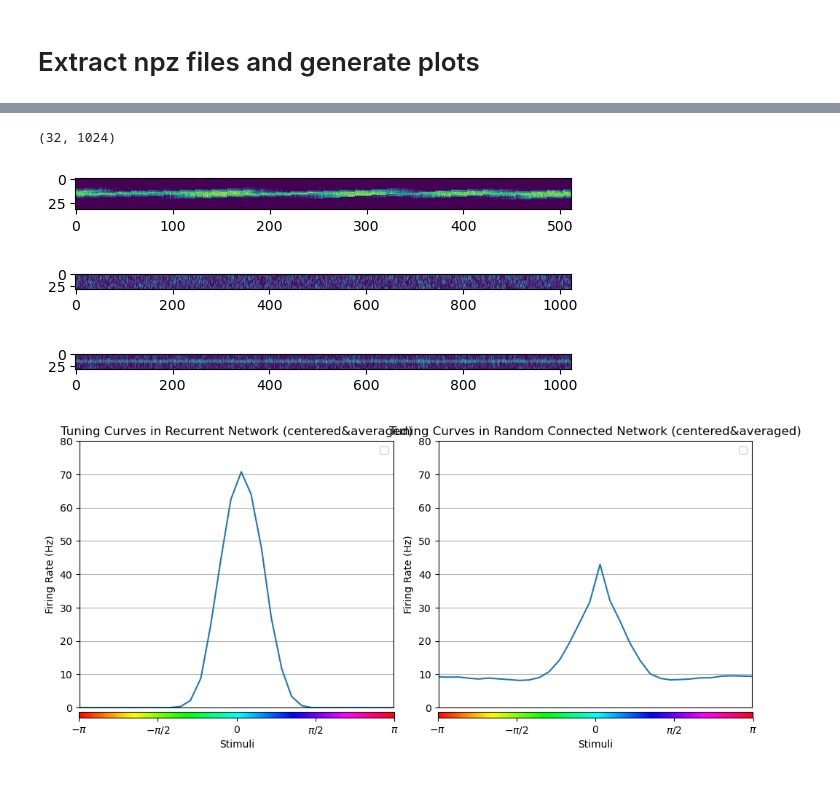
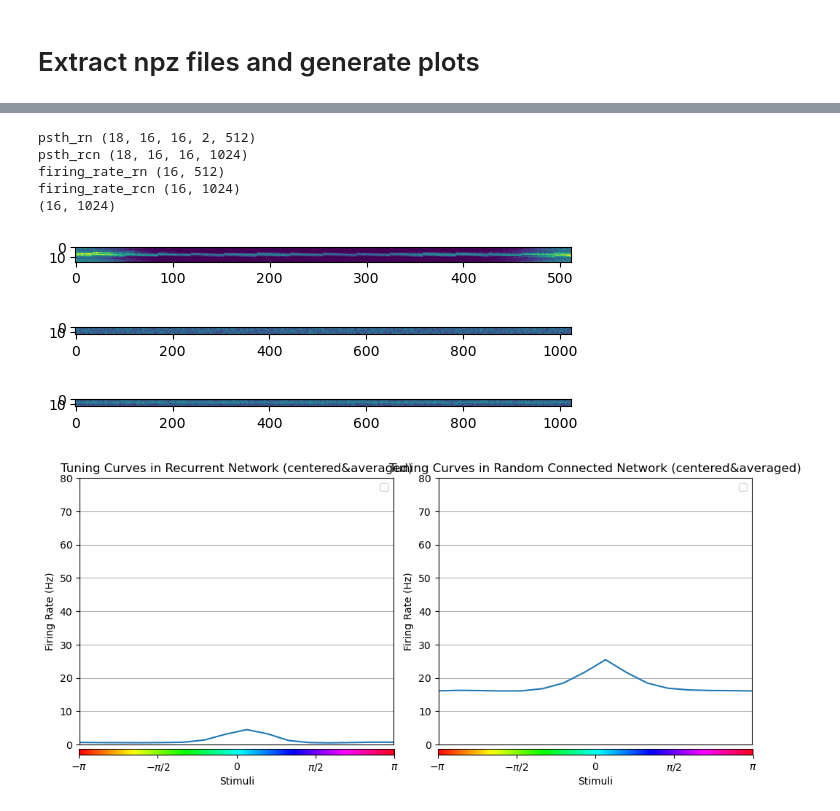
Before and after one commit to derek1909/FlexibleWorkingMemory, a Jupyter notebook: plotter.ipynb, the cells around one changed output, grey strips where cells are left out. Drawn from its saved outputs; the diff is of its cells as text; code cells hidden in the pictures; blank space fills up the shorter version.

Commit message:
2 load

```diff
--- a/plotter.ipynb
+++ b/plotter.ipynb
@@ -51,7 +54,7 @@ KeyboardInterrupt:
 npzfile = np.load(f'{folder_path}/simulation_psth.npz')
 psth_rn = npzfile['psth_rn']
 psth_rcn = npzfile['psth_rcn']
-stimuli_grid = npzfile['stimuli_list']
+stimuli_grid = npzfile['stimuli_grid']
 npzfile.close()
 
 rn_len = psth_rn.shape[-1]
@@ -143,13 +149,32 @@ firing_rate_rcn (32, 1024)
 # %%
+# Load the Matrix_tuning.npz file
+npzfile = np.load(f'{folder_path}/simulation_psth.npz')
+psth_rn = npzfile['psth_rn']
+psth_rcn = npzfile['psth_rcn']
+stimuli_grid = npzfile['stimuli_grid']
+npzfile.close()
+
+rn_len = psth_rn.shape[-1]
+rcn_len = psth_rcn.shape[-1]
+
+print('psth_rn', psth_rn.shape)
+print('psth_rcn', psth_rcn.shape)
+firing_rate_rn = np.average(psth_rn, axis=(0,2))[:,0] / 0.1  # (2, 3, 3, 2, 512) Average over trials amd all other stimuli dimensions. Take the response of the first net Spike counts / 100ms
+firing_rate_rcn = np.average(psth_rcn, axis=(0,2)) / 0.1  # Average over trials. Spike counts / 100ms
+print('firing_rate_rn', firing_rate_rn.shape)
+print('firing_rate_rcn', firing_rate_rcn.shape)
+
 
 # Initialize an empty array to store the shifted matrix
+firing_rate_rn = firing_rate_rn
 centered_firing_rate_rn = np.zeros_like(firing_rate_rn)
 centered_firing_rate_rcn = np.zeros_like(firing_rate_rcn)
 
 # find preferred-color centered tunng curve
-for neuron_position in range(firing_rate_rn.shape[1]):
+for neuron_position in range(firing_rate_rn.shape[-1]):
     # ipdb.set_trace()
     preferred_color_index = min(range(len(stimuli_grid)), key=lambda i: abs(stimuli_grid[i] - neuron_position))
+    # print(preferred_color_index)
     shift = int(-preferred_color_index+len(stimuli_grid)/2)
     centered_firing_rate_rn[:,neuron_position] = np.roll(firing_rate_rn[:,neuron_position], shift)
 plt.figure()
@@ -198,35 +223,39 @@ axs[1].grid(True)
 axs[1].legend()
 
 # Create a scalar mappable for the color bar (showing colors from -pi to pi)
 norm = mpl.colors.Normalize(vmin=-np.pi, vmax=np.pi)
 sm = mpl.cm.ScalarMappable(cmap=cmap, norm=norm)
 sm.set_array([])
 
 # Add two identical colorbars beneath the plots
 cbar_ax1 = fig.add_axes([0.0612, 0.17, 0.433, 0.015])  # Position for colorbar 1
 cbar_ax2 = fig.add_axes([0.5535, 0.17, 0.433, 0.015])  # Position for colorbar 2
 
 # Create the colorbars
 cbar1 = plt.colorbar(sm, cax=cbar_ax1, orientation='horizontal')
 cbar2 = plt.colorbar(sm, cax=cbar_ax2, orientation='horizontal')
 
 # Set colorbar labels
 cbar1.set_label(r'Stimuli')
 cbar2.set_label(r'Stimuli')
 cbar1.set_ticks([-np.pi, -np.pi / 2, 0, np.pi / 2, np.pi])
 cbar1.set_ticklabels([r'$-\pi$', r'$-\pi/2$', '0', r'$\pi/2$', r'$\pi$'])
 cbar2.set_ticks([-np.pi, -np.pi / 2, 0, np.pi / 2, np.pi])
 cbar2.set_ticklabels([r'$-\pi$', r'$-\pi/2$', '0', r'$\pi/2$', r'$\pi$'])
 # Adjust layout for better spacing
 
 # fig.text(0.1,0.05,'color of tuning curve indicates prefered/selective color of the neuron')
 
 plt.tight_layout(rect=[0, 0.15, 1, 1])  # Leave space at the bottom for colorbars
 # Show the figure
 plt.show()
 # %% [output]
-(32, 1024)
+psth_rn (18, 16, 16, 2, 512)
+psth_rcn (18, 16, 16, 1024)
+firing_rate_rn (16, 512)
+firing_rate_rcn (16, 1024)
+(16, 1024)
-[figure, old version]
+[figure, new version]
-[figure, old version]
+[figure, new version]
-[figure, old version]
+[figure, new version]
-[figure, old version]
+[figure, new version]
```
Also changed, not shown: parts of 6 cells of this notebook, 3 other files.
